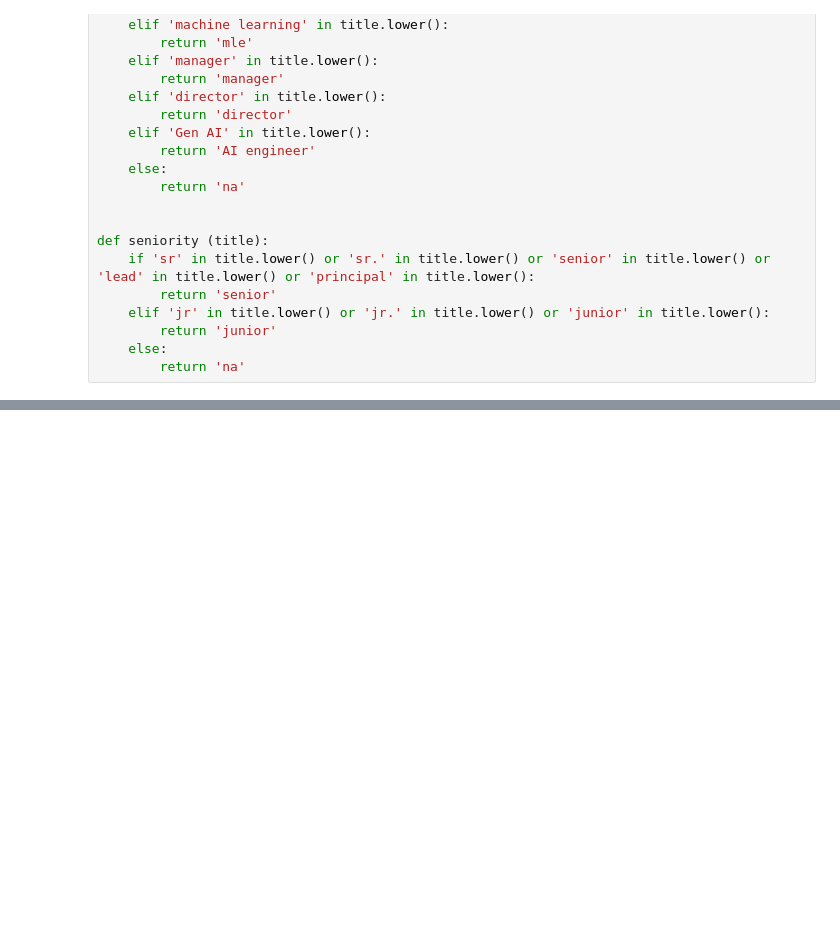
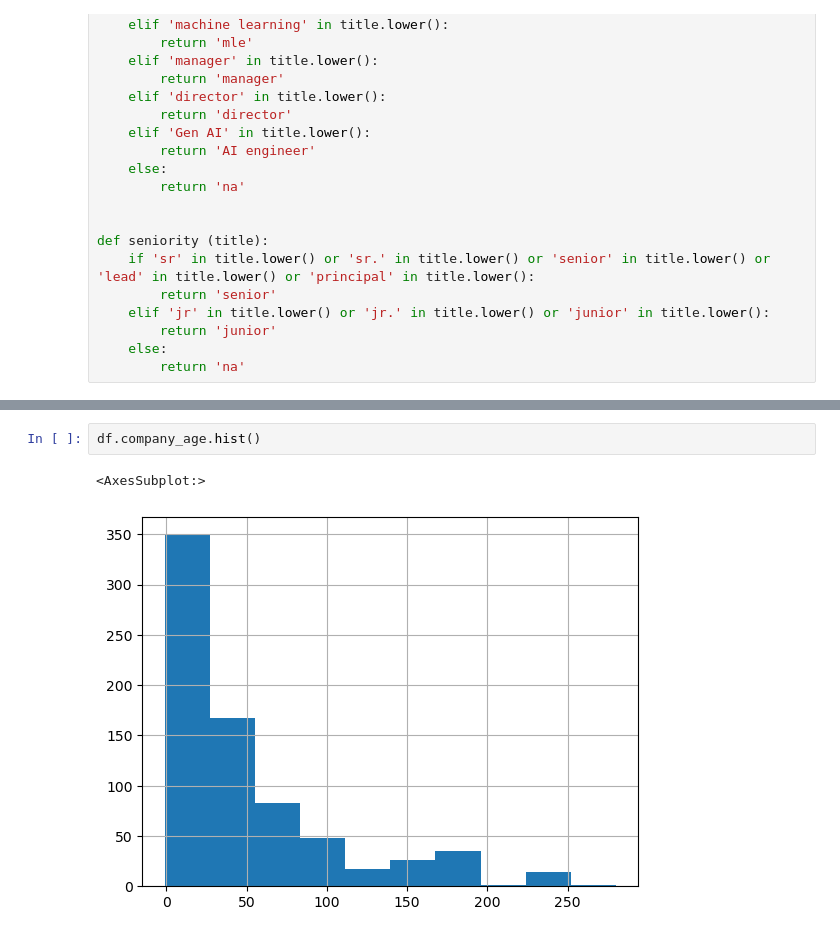
Before and after one commit to Sud-ranjan/dataScience_salaries, a Jupyter notebook: data_exploration.ipynb, the cells around one changed output, grey strips where cells are left out. Drawn from its saved outputs; the diff is of its cells as text; blank space fills up the shorter version.

```diff
--- a/data_exploration.ipynb
+++ b/data_exploration.ipynb
@@ -83,0 +154,5 @@ Name: job_title_simplified, dtype: int64
+# %%
+df.company_age.hist()
+# %% [output]
+<AxesSubplot:>
+[figure, added]
```
Also changed, not shown: parts of 30 cells of this notebook, 3 other files.
